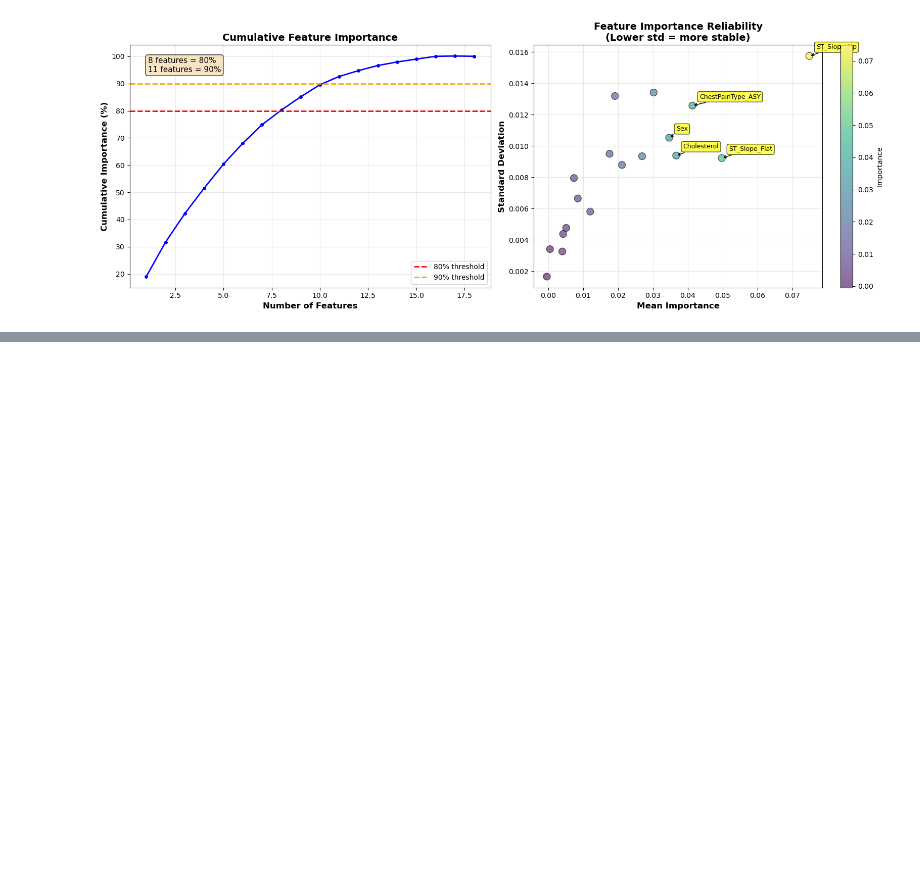
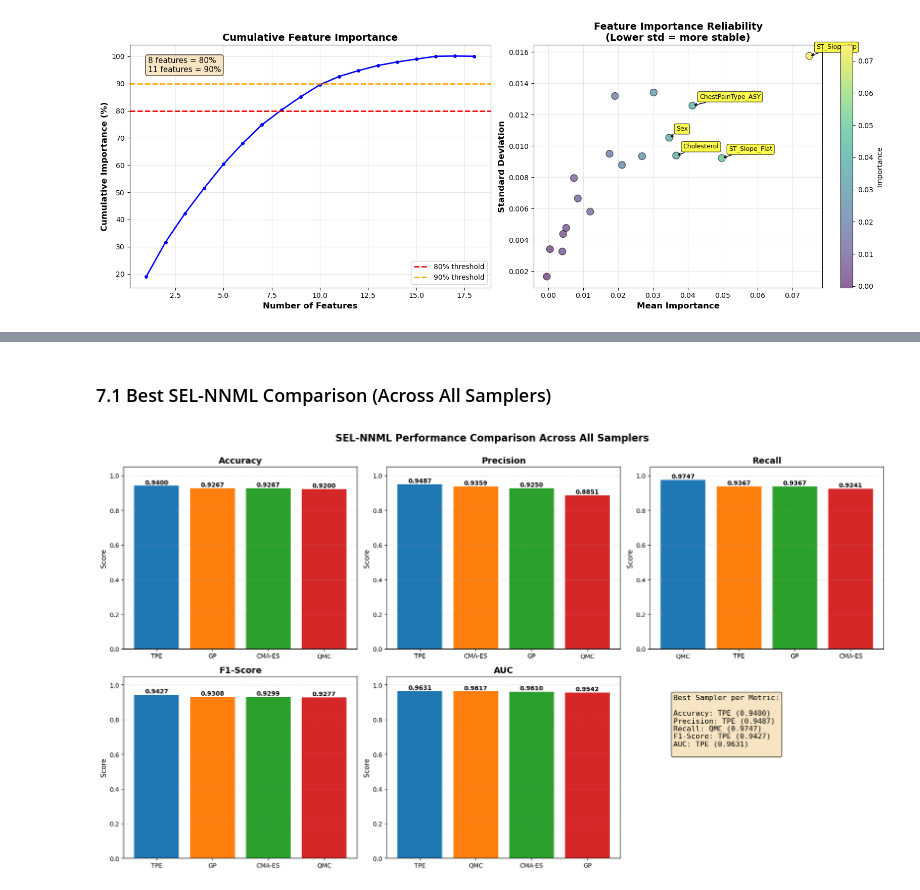
Before and after one commit to azhar-anas/sel-nnml-heart-disease-prediction, a Jupyter notebook: notebooks/3.1_ds1_visualization.ipynb, the cells around one changed output, grey strips where cells are left out. Cells and saved outputs as stored; diff of their text form; code cells hidden in the pictures; blank space fills up the shorter version.

```diff
--- a/notebooks/3.1_ds1_visualization.ipynb
+++ b/notebooks/3.1_ds1_visualization.ipynb
@@ -357,0 +362,9 @@ plt.show()
+# %%
+# Load all models metrics
+metrics_path = '../artifacts/ds1/models/all_models_metrics.csv'
+all_metrics_df = pd.read_csv(metrics_path)
+
+print("✓ Loaded metrics for all models")
+print(f"Total configurations: {len(all_metrics_df)}")
+print(f"\nDataset preview:")
+display(all_metrics_df.head(10))
@@ -357,0 +387,45 @@ plt.show()
+# %% [markdown]
+### 7.1 Best SEL-NNML Comparison (Across All Samplers)
+# %%
+# Compare SEL-NNML models from all samplers
+sel_nnml_metrics = all_metrics_df[all_metrics_df['Model'] == 'SEL-NNML'].copy()
+
+fig, axes = plt.subplots(2, 3, figsize=(18, 10))
+fig.suptitle('SEL-NNML Performance Comparison Across All Samplers', fontsize=16, fontweight='bold', y=1.00)
+
+metrics_to_plot = ['Accuracy', 'Precision', 'Recall', 'F1-Score', 'AUC']
+colors = ['#1f77b4', '#ff7f0e', '#2ca02c', '#d62728']
+
+for idx, metric in enumerate(metrics_to_plot):
+    row = idx // 3
+    col = idx % 3
+    ax = axes[row, col]
+
+    sorted_df = sel_nnml_metrics.sort_values(by=metric, ascending=False)
+    bars = ax.bar(sorted_df['Sampler'], sorted_df[metric], color=colors)
+
+    ax.set_title(metric, fontsize=14, fontweight='bold')
+    ax.set_ylabel('Score', fontsize=11)
+    ax.set_ylim([0, 1.05])
+    ax.grid(axis='y', alpha=0.3, linestyle='--')
+
+    # Add value labels on bars
+    for i, v in enumerate(sorted_df[metric]):
+        ax.text(i, v + 0.01, f'{v:.4f}', ha='center', fontsize=10, fontweight='bold')
+
+# Summary table in the last subplot
+axes[1, 2].axis('off')
+summary_text = "Best Sampler per Metric:\n\n"
+for metric in metrics_to_plot:
+    best_sampler = sel_nnml_metrics.loc[sel_nnml_metrics[metric].idxmax(), 'Sampler']
+    best_value = sel_nnml_metrics[metric].max()
+    summary_text += f"{metric}: {best_sampler} ({best_value:.4f})\n"
+
+axes[1, 2].text(0.1, 0.9, summary_text, fontsize=12, verticalalignment='top',
+                bbox=dict(boxstyle='round', facecolor='wheat', alpha=0.8),
+                family='monospace')
+
+plt.tight_layout()
+plt.show()
+# %% [output]
+[figure, added]
```
Also changed, not shown: parts of 10 cells of this notebook, 7 other files.
